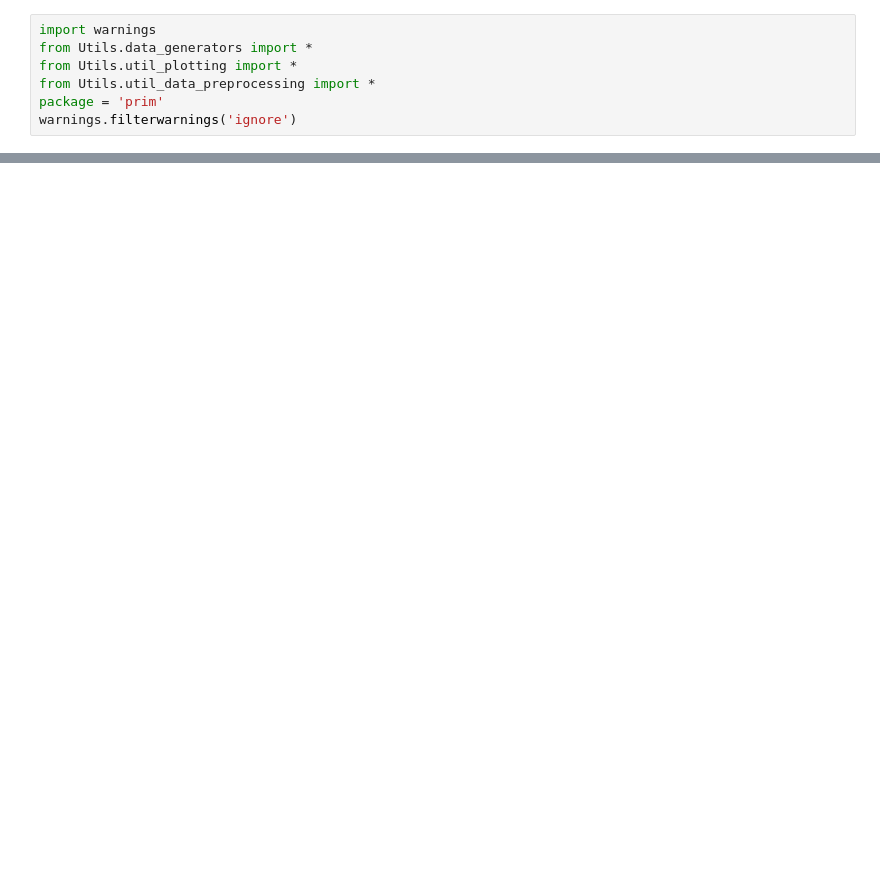
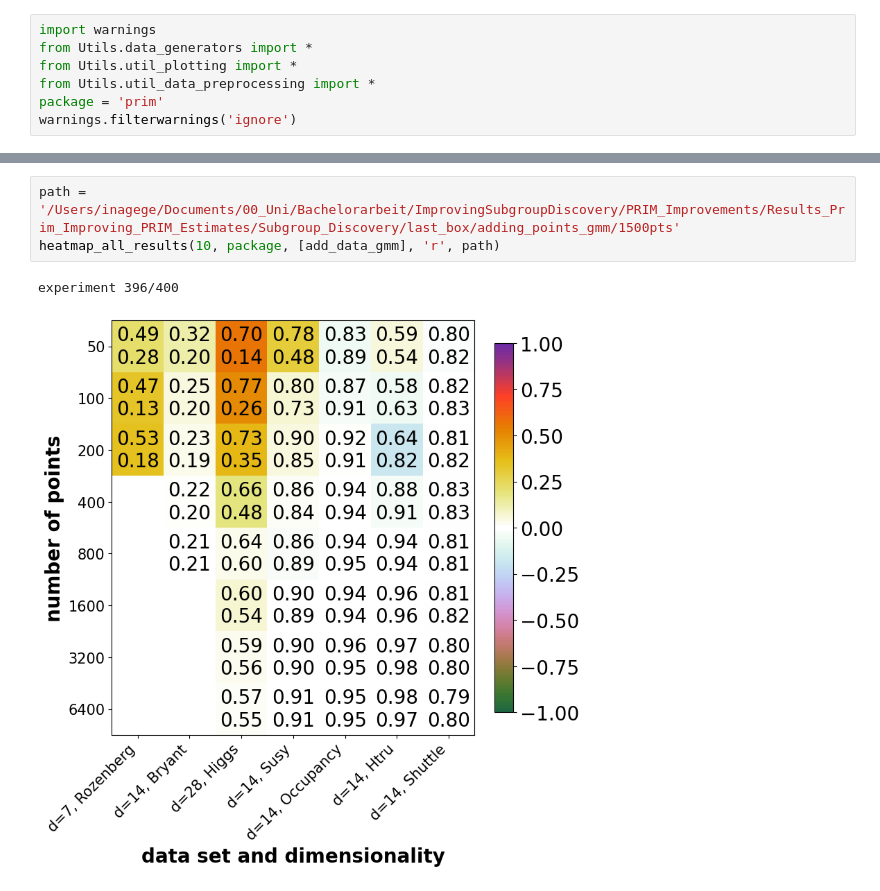
Before and after one commit to inagege/ImprovingSubgroupDiscovery, a Jupyter notebook: PRIM_Performance_Analyzing/PRIM_Baseline.ipynb, the cells around one changed output, grey strips where cells are left out. Cells and saved outputs as stored; diff of their text form; blank space fills up the shorter version.

```diff
--- a/PRIM_Performance_Analyzing/PRIM_Baseline.ipynb
+++ b/PRIM_Performance_Analyzing/PRIM_Baseline.ipynb
@@ -61,0 +38,6 @@ experiment 396/400
+# %%
+path = '/Users/inagege/Documents/00_Uni/Bachelorarbeit/ImprovingSubgroupDiscovery/PRIM_Improvements/Results_Prim_Improving_PRIM_Estimates/Subgroup_Discovery/last_box/adding_points_gmm/1500pts'
+heatmap_all_results(10, package, [add_data_gmm], 'r', path)
+# %% [output]
+experiment 396/400
+[figure, added]
```
Also changed, not shown: parts of 10 cells of this notebook, 50 other files.
